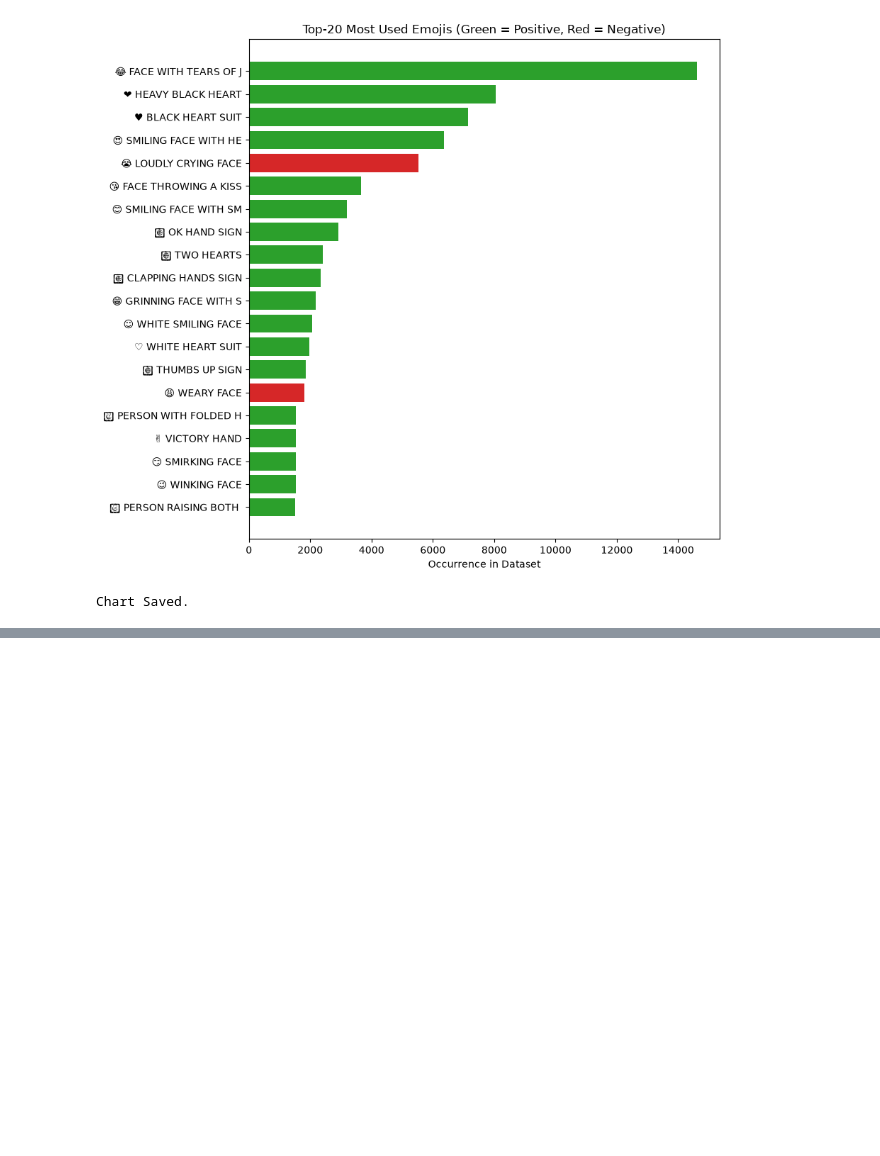
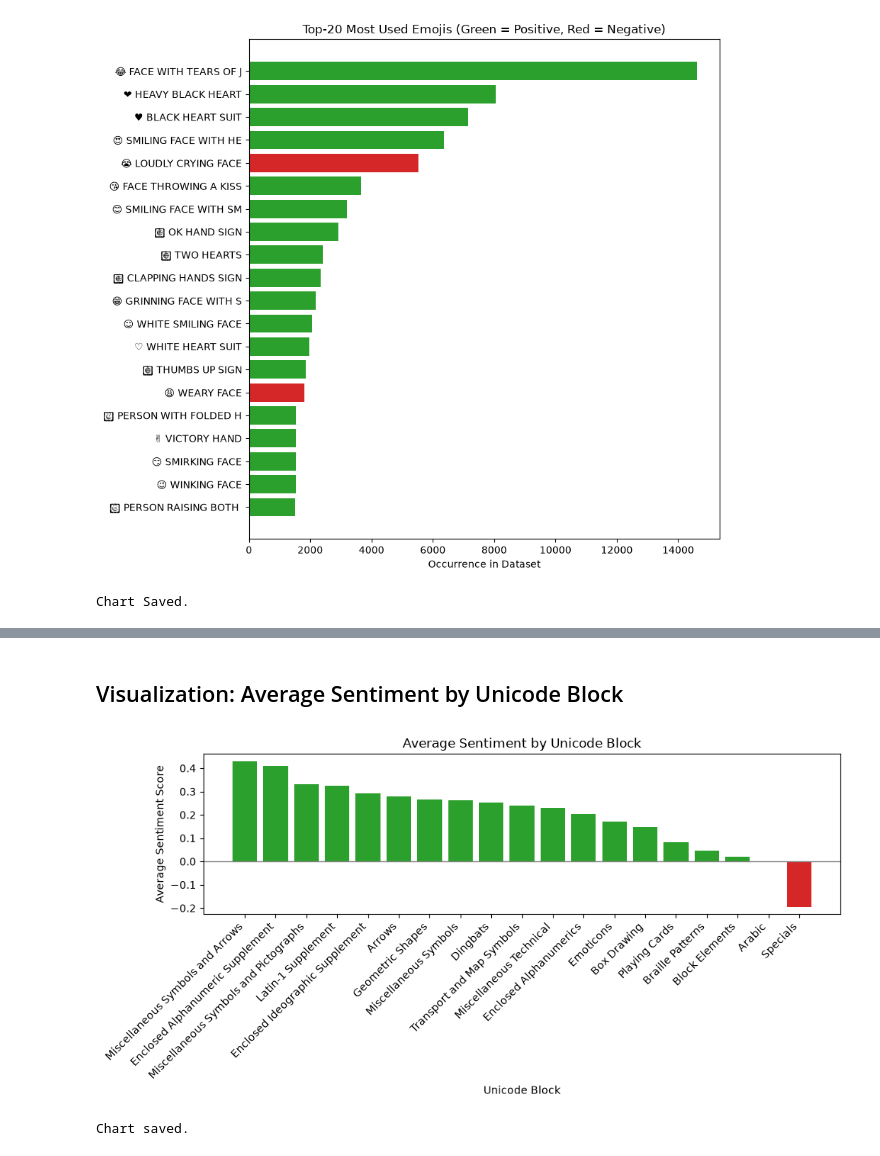
Before and after one commit to dakshita01/data-science-portfolio, a Jupyter notebook: 02-emoji-sentiment/notebook/emoji_sentiment.ipynb, the cells around one changed output, grey strips where cells are left out. Saved outputs shown, nothing was run; the diff lists cells and outputs as text; code cells hidden in the pictures; blank space fills up the shorter version.

```diff
--- a/02-emoji-sentiment/notebook/emoji_sentiment.ipynb
+++ b/02-emoji-sentiment/notebook/emoji_sentiment.ipynb
@@ -255,0 +307,17 @@ Chart Saved.
+# %%
+# calculate the average sentiment score for each Unicode block
+
+block_sentiment = (
+    df.groupby('unicode_block')['sentiment']
+      .mean()
+      .sort_values(ascending=False)
+)
+
+print("Average sentiment score by Unicode block:\n")
+block_sentiment_df = block_sentiment.reset_index()
+block_sentiment_df.columns = [
+    'Unicode Block',
+    'Average Sentiment'
+]
+
+block_sentiment_df
@@ -255,0 +343,33 @@ Chart Saved.
+# %% [markdown]
+## Visualization: Average Sentiment by Unicode Block
+# %%
+# assign colors based on average sentiment
+colors = [
+    'C2' if score > 0 else 'C3'
+    for score in block_sentiment.values
+]
+
+plt.figure(figsize=(10, 5))
+plt.bar(
+    block_sentiment.index,
+    block_sentiment.values,
+    color=colors
+)
+plt.xlabel("Unicode Block")
+plt.ylabel("Average Sentiment Score")
+plt.title("Average Sentiment by Unicode Block")
+plt.axhline(0, color='gray', linestyle='-', linewidth=1)
+plt.xticks(rotation=45, ha='right')
+plt.tight_layout()
+
+plt.savefig(
+    "../images/plots/sentiment_by_unicode_block.png",
+    dpi=150,
+    bbox_inches="tight"
+)
+plt.show()
+
+print("Chart saved.")
+# %% [output]
+[figure, added]
+Chart saved.
```
Also changed, not shown: parts of 11 cells of this notebook, 2 other files.
